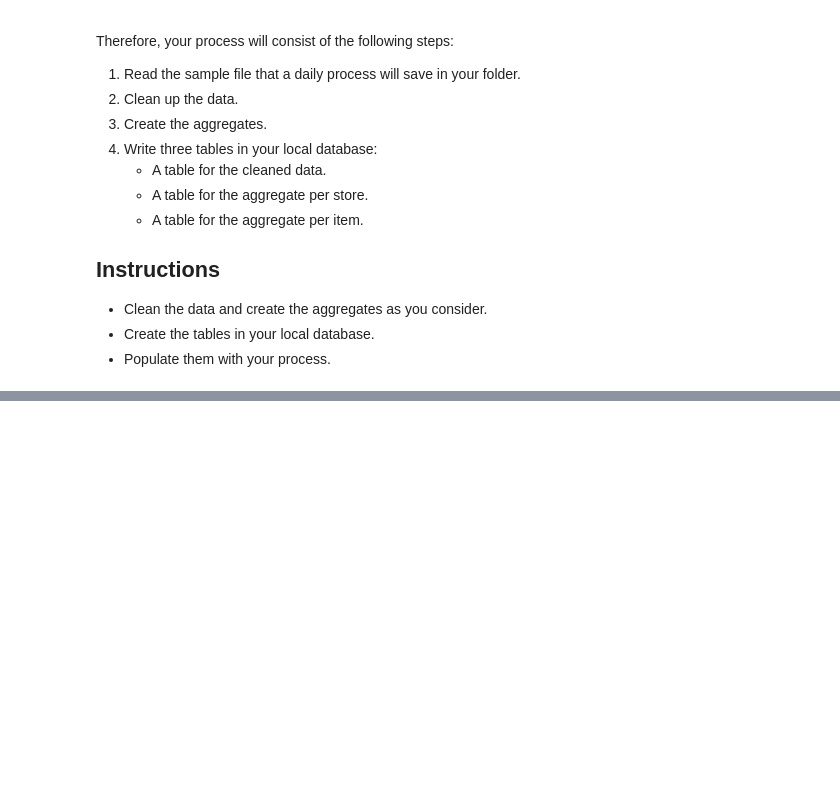
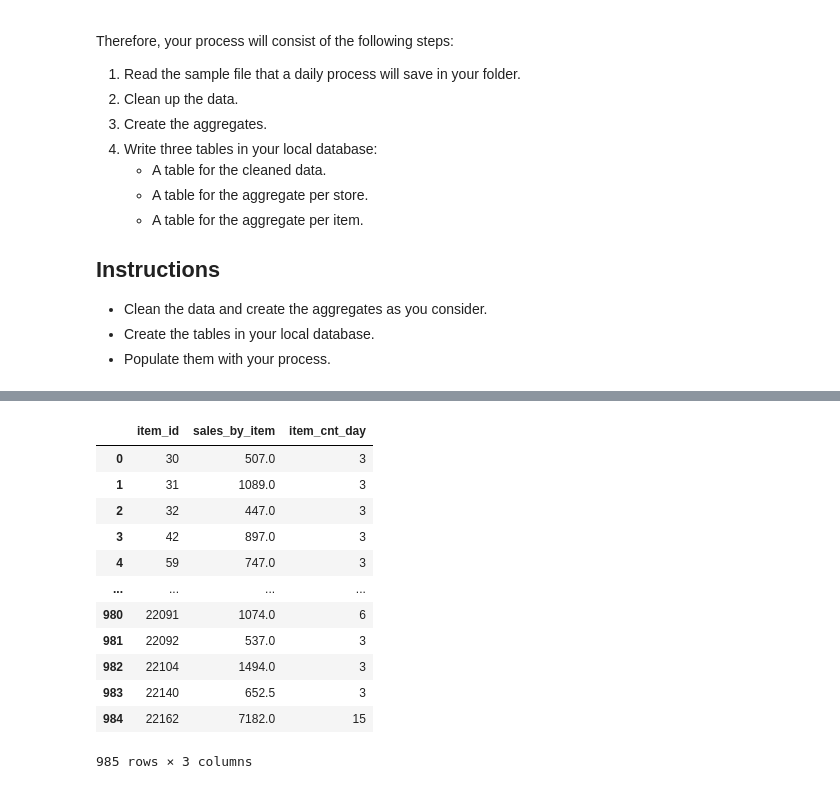
Before and after one commit to ta-data-bcn/lab-df-calculation-and-transformation, a Jupyter notebook: your-code/main.ipynb, the cells around one changed output, grey strips where cells are left out. Saved outputs shown, nothing was run; the diff lists cells and outputs as text; code cells hidden in the pictures; blank space fills up the shorter version.

```diff
--- a/your-code/main.ipynb
+++ b/your-code/main.ipynb
@@ -31,0 +119,3 @@ Therefore, your process will consist of the following steps:
+# %%
+sales_by_item = pd.DataFrame(retailsales.drop(columns = ['shop_id', 'date']))
+sales_by_item.head()
@@ -31,0 +129,17 @@ Therefore, your process will consist of the following steps:
+# %%
+sales_by_item_by_day = sales_by_item.groupby('item_id', as_index=False).agg({"sales_by_item": "sum", "item_cnt_day": "count"})
+sales_by_item_by_day
+# %% [output]
+|  | item_id | sales_by_item | item_cnt_day |
+| 0 | 30 | 507.0 | 3 |
+| 1 | 31 | 1089.0 | 3 |
+| 2 | 32 | 447.0 | 3 |
+| 3 | 42 | 897.0 | 3 |
+| 4 | 59 | 747.0 | 3 |
+| ... | ... | ... | ... |
+| 980 | 22091 | 1074.0 | 6 |
+| 981 | 22092 | 537.0 | 3 |
+| 982 | 22104 | 1494.0 | 3 |
+| 983 | 22140 | 652.5 | 3 |
+| 984 | 22162 | 7182.0 | 15 |
+985 rows × 3 columns
```
Also changed, not shown: parts of 14 cells of this notebook, 3 other files.
